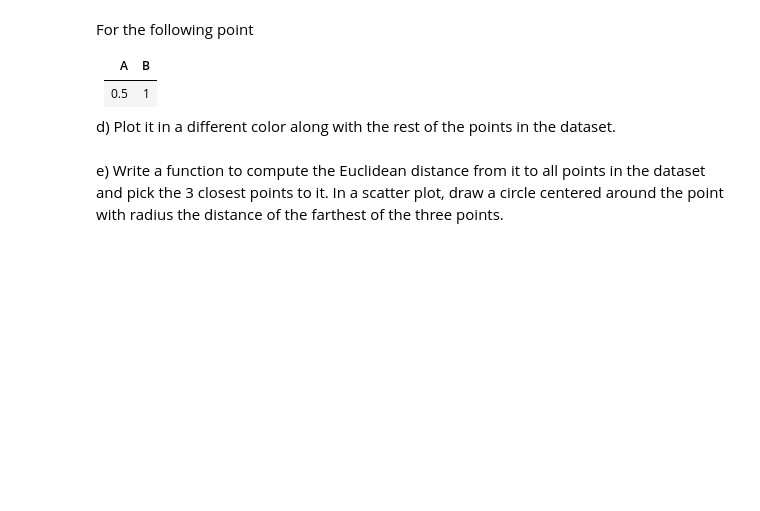
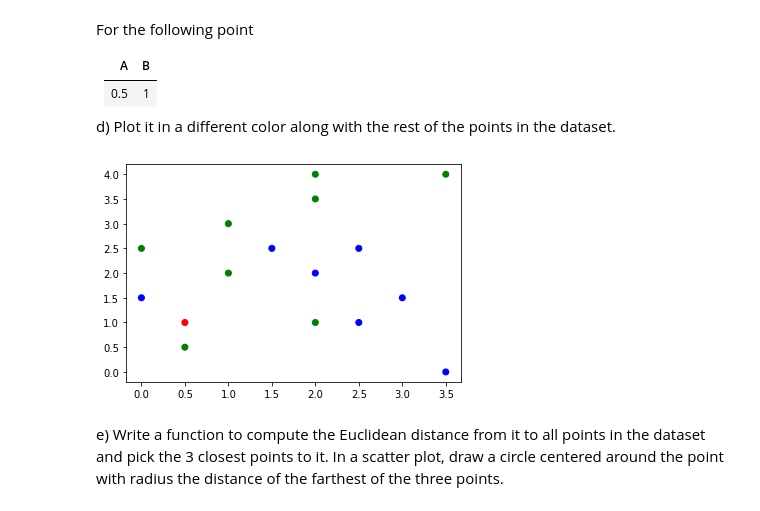
Before and after one commit to TristanLee187/Data-Science-Fundamentals, a Jupyter notebook: lecture_12/worksheet_12.ipynb, the cells around one changed output. Saved outputs shown, nothing was run; the diff lists cells and outputs as text; code cells hidden in the pictures; blank space fills up the shorter version.

```diff
--- a/lecture_12/worksheet_12.ipynb
+++ b/lecture_12/worksheet_12.ipynb
@@ -59,6 +80,11 @@ For the following point
 | 0.5 |  1  |
 
 d) Plot it in a different color along with the rest of the points in the dataset.
+# %%
+plt.scatter(data['Attribute A'] + [0.5], data['Attribute B'] + [1], color=colors[data["Class"] + [2]].tolist())
+plt.show()
+# %% [output]
+[figure, added]
 # %% [markdown]
 e) Write a function to compute the Euclidean distance from it to all points in the dataset and pick the 3 closest points to it. In a scatter plot, draw a circle centered around the point with radius the distance of the farthest of the three points.
 # %%
```
Also changed, not shown: parts of 11 cells of this notebook.
